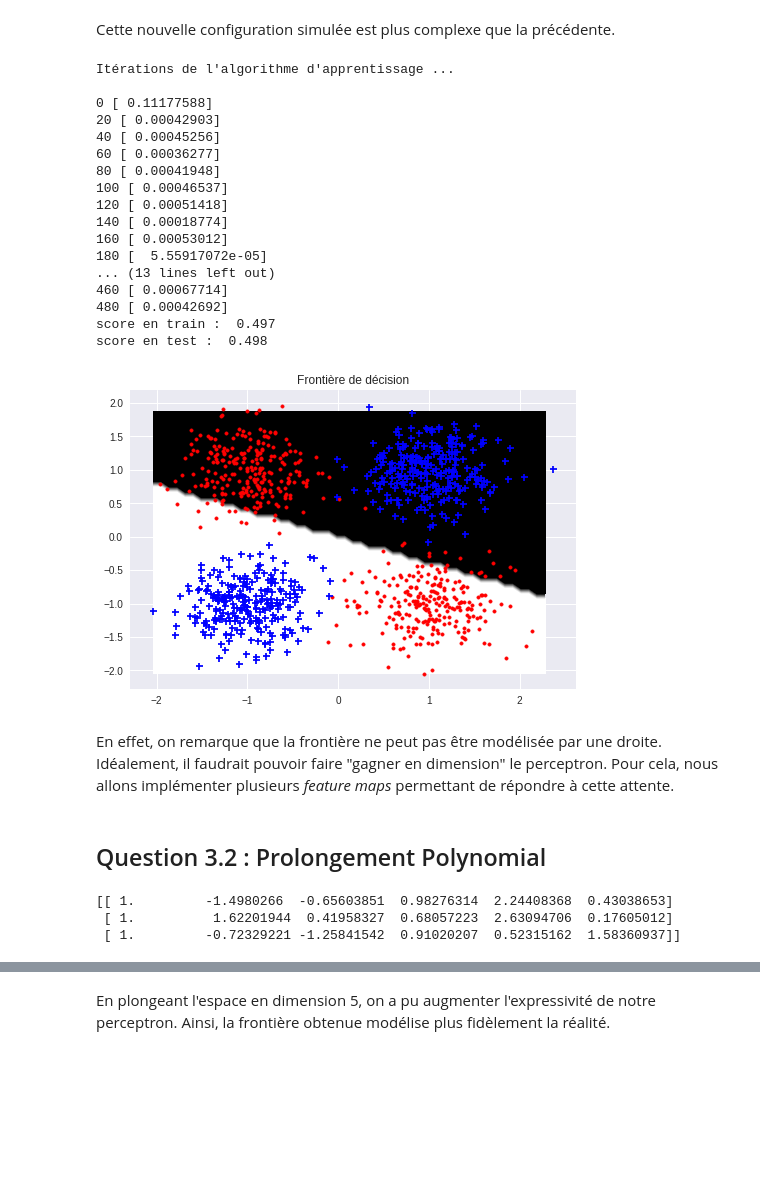
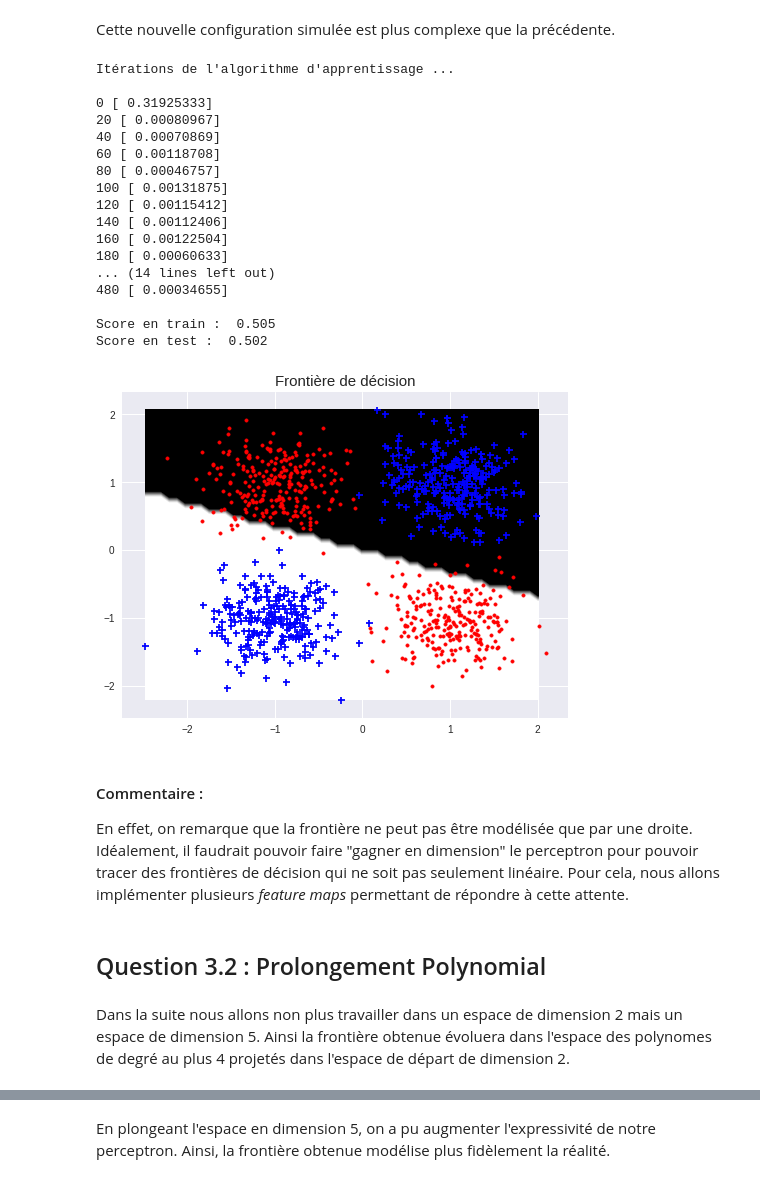
Before and after one commit to PierreBoyeau/perceptron_svm, a Jupyter notebook: TP 4 - Perceptron et SVM.ipynb, the cells around one changed output, grey strips where cells are left out. Saved outputs shown, nothing was run; the diff lists cells and outputs as text; code cells hidden in the pictures; blank space fills up the shorter version.

```diff
--- a/TP 4 - Perceptron et SVM.ipynb
+++ b/TP 4 - Perceptron et SVM.ipynb
@@ -107,8 +103,8 @@ class Perceptron:
         for it in iterations:
             erreurs.append(1 - self.score_w(data, y,self.histo_w[it]))
         plt.plot(iterations, erreurs, label=legend)
-        plt.xlabel("Nombre d'itérations")
-        plt.ylabel("Erreur")
+        plt.xlabel("Nombre d'itérations", fontsize=15)
+        plt.ylabel("Erreur", fontsize=15)
 
     def gradient_decent(self, data, y, k=1, GD_mode=0, max_iter=50,
                         eps_mode=0, informations=True):
@@ -634,37 +853,42 @@ Cette nouvelle configuration simulée est plus complexe que la précédente.
 # %%
 ### Apprentissage
 model= Perceptron(eps=1e-3, max_iter=500)
 model.fit(xtrain,ytrain)
-print("score en train : ",model.score(xtrain,ytrain))
-print("score en test : ",model.score(xtest,ytest))
+print("\nScore en train : ",model.score(xtrain,ytrain))
+print("Score en test : ",model.score(xtest,ytest))
+
 #### Tracer de frontiere
 plt.figure()
-plt.title("Frontière de décision")
+plt.title("Frontière de décision", fontsize=15)
 plot_frontiere(xtrain,model.predict,50)
 plot_data(xtrain,ytrain)
 # %% [output]
 Itérations de l'algorithme d'apprentissage ...
 
-0 [ 0.11177588]
-20 [ 0.00042903]
-40 [ 0.00045256]
-60 [ 0.00036277]
-80 [ 0.00041948]
-100 [ 0.00046537]
-120 [ 0.00051418]
-140 [ 0.00018774]
-160 [ 0.00053012]
-180 [  5.55917072e-05]
-... (13 lines left out)
-460 [ 0.00067714]
-480 [ 0.00042692]
-score en train :  0.497
-score en test :  0.498
+0 [ 0.31925333]
+20 [ 0.00080967]
+40 [ 0.00070869]
+60 [ 0.00118708]
+80 [ 0.00046757]
+100 [ 0.00131875]
+120 [ 0.00115412]
+140 [ 0.00112406]
+160 [ 0.00122504]
+180 [ 0.00060633]
+... (14 lines left out)
+480 [ 0.00034655]
+
+Score en train :  0.505
+Score en test :  0.502
-[figure, old version]
+[figure, new version]
 # %% [markdown]
-En effet, on remarque que la frontière ne peut pas être modélisée par une droite. Idéalement, il faudrait pouvoir faire "gagner en dimension" le perceptron.
+#### Commentaire :
+
+En effet, on remarque que la frontière ne peut pas être modélisée que par une droite. Idéalement, il faudrait pouvoir faire "gagner en dimension" le perceptron pour pouvoir tracer des frontières de décision qui ne soit pas seulement linéaire.
 Pour cela, nous allons implémenter plusieurs *feature maps* permettant de répondre à cette attente.
 # %% [markdown]
 ## Question 3.2 : Prolongement Polynomial
+# %% [markdown]
+Dans la suite nous allons non plus travailler dans un espace de dimension 2 mais un espace de dimension 5. Ainsi la frontière obtenue évoluera dans l'espace des polynomes de degré au plus 4 projetés dans l'espace de départ de dimension 2.
 # %%
 def poly(x):
@@ -678,10 +904,4 @@ def poly(x):
     return res
-# %%
-print(poly(xtrain)[:3,:])
-# %% [output]
-[[ 1.         -1.4980266  -0.65603851  0.98276314  2.24408368  0.43038653]
- [ 1.          1.62201944  0.41958327  0.68057223  2.63094706  0.17605012]
- [ 1.         -0.72329221 -1.25841542  0.91020207  0.52315162  1.58360937]]
 # %%
 ### Apprentissage
 model= Perceptron(eps=1e-3, max_iter=500, projection=poly)
```
Also changed, not shown: parts of 45 cells of this notebook, 1 other file.
